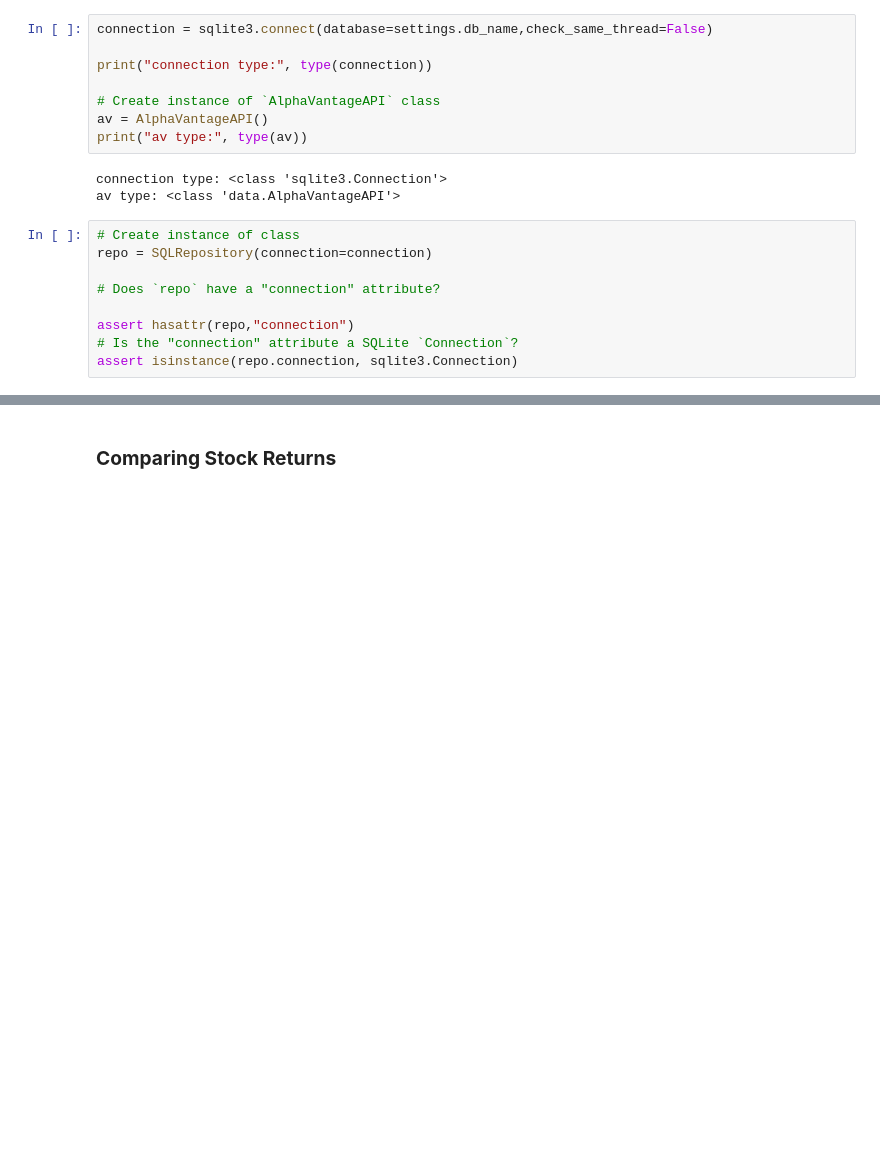
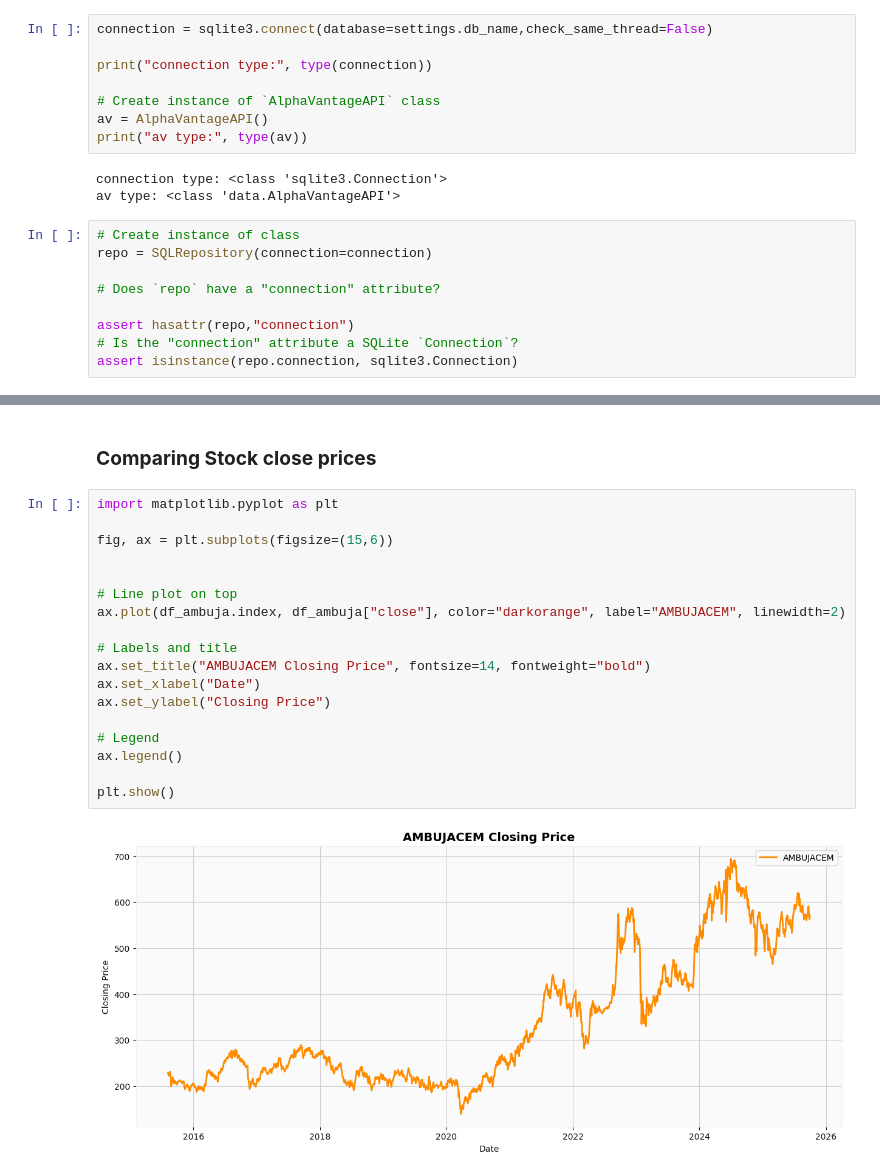
Before and after one commit to aykahsay/Diversification-and-Volatility-Forecasting, a Jupyter notebook: task2_test_driven_development.ipynb, the cells around one changed output, grey strips where cells are left out. Drawn from its saved outputs; the diff is of its cells as text; blank space fills up the shorter version.

```diff
--- a/task2_test_driven_development.ipynb
+++ b/task2_test_driven_development.ipynb
@@ -73,4 +146,24 @@ df_suzlon shape: (4912, 5)
 | 2025-09-26 | 56.79 | 57.23 | 55.18 | 55.31 | 9556964.0 |
 | 2025-09-25 | 57.53 | 58.19 | 56.44 | 56.68 | 5065183.0 |
 # %% [markdown]
-### **Comparing Stock Returns**
+### **Comparing Stock close prices**
+# %%
+import matplotlib.pyplot as plt
+
+fig, ax = plt.subplots(figsize=(15,6))
+
+
+# Line plot on top
+ax.plot(df_ambuja.index, df_ambuja["close"], color="darkorange", label="AMBUJACEM", linewidth=2)
+
+# Labels and title
+ax.set_title("AMBUJACEM Closing Price", fontsize=14, fontweight="bold")
+ax.set_xlabel("Date")
+ax.set_ylabel("Closing Price")
+
+# Legend
+ax.legend()
+
+plt.show()
+# %% [output]
+[figure, added]
```
Also changed, not shown: parts of 12 cells of this notebook, 14 other files.
